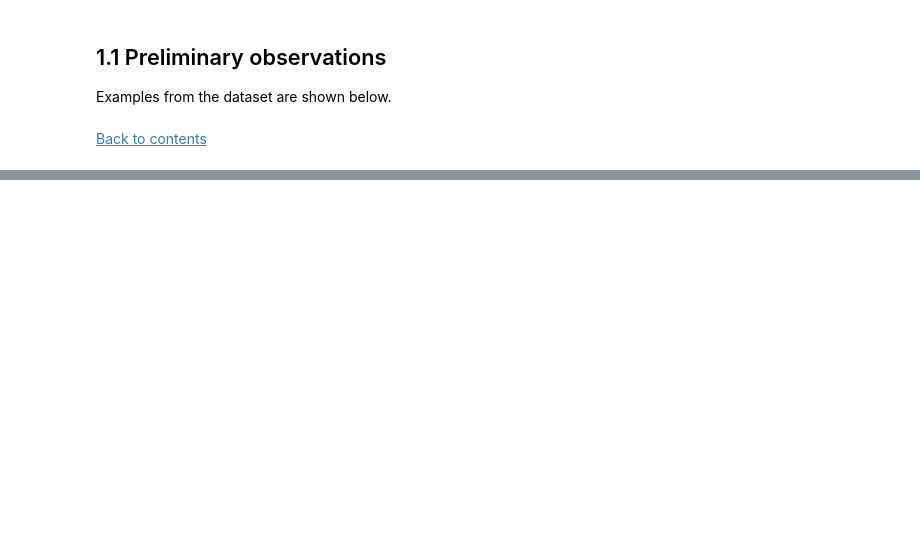
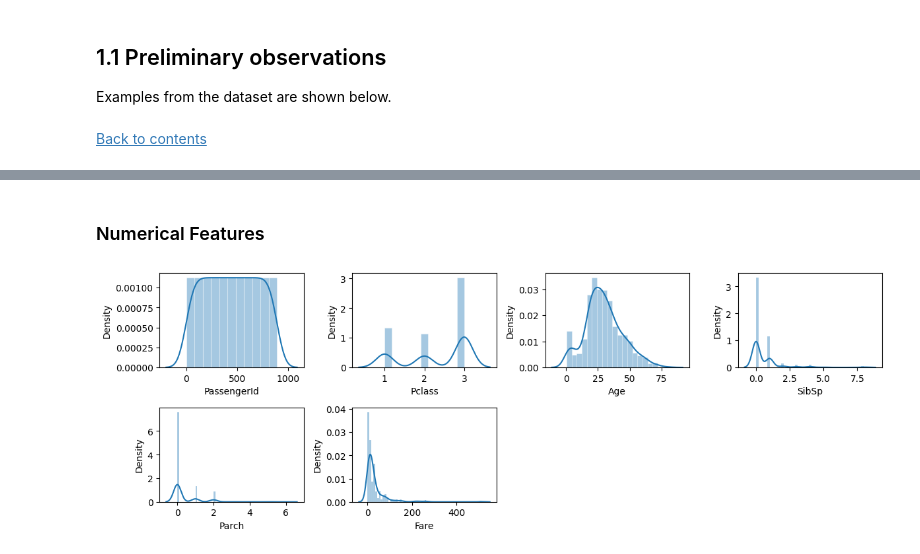
Before and after one commit to myang987/kaggle-comp-titanic, a Jupyter notebook: working.ipynb, the cells around one changed output, grey strips where cells are left out. Cells and saved outputs as stored; diff of their text form; code cells hidden in the pictures; blank space fills up the shorter version.

```diff
--- a/working.ipynb
+++ b/working.ipynb
@@ -80,0 +131,4 @@ Examples from the dataset are shown below. <br><br>
+# %%
+# List of numerical attributes
+num_features = X.select_dtypes(exclude='object').copy()
+num_features.columns
@@ -84,0 +193,16 @@ Examples from the dataset are shown below. <br><br>
+# %% [markdown]
+### Numerical Features
+# %%
+fig = plt.figure(figsize=(12,18))
+for i in range(len(num_features.columns)):
+    fig.add_subplot(9,4,i+1)
+    sns.histplot(
+    num_features.iloc[:,i].dropna(), kde=True,
+    stat="density", kde_kws=dict(cut=3),
+    alpha=.4, edgecolor=(1, 1, 1, .4)
+)
+    plt.xlabel(num_features.columns[i])
+
+plt.tight_layout(pad=1.0)
+# %% [output]
+[figure, added]
```
Also changed, not shown: parts of 33 cells of this notebook.
